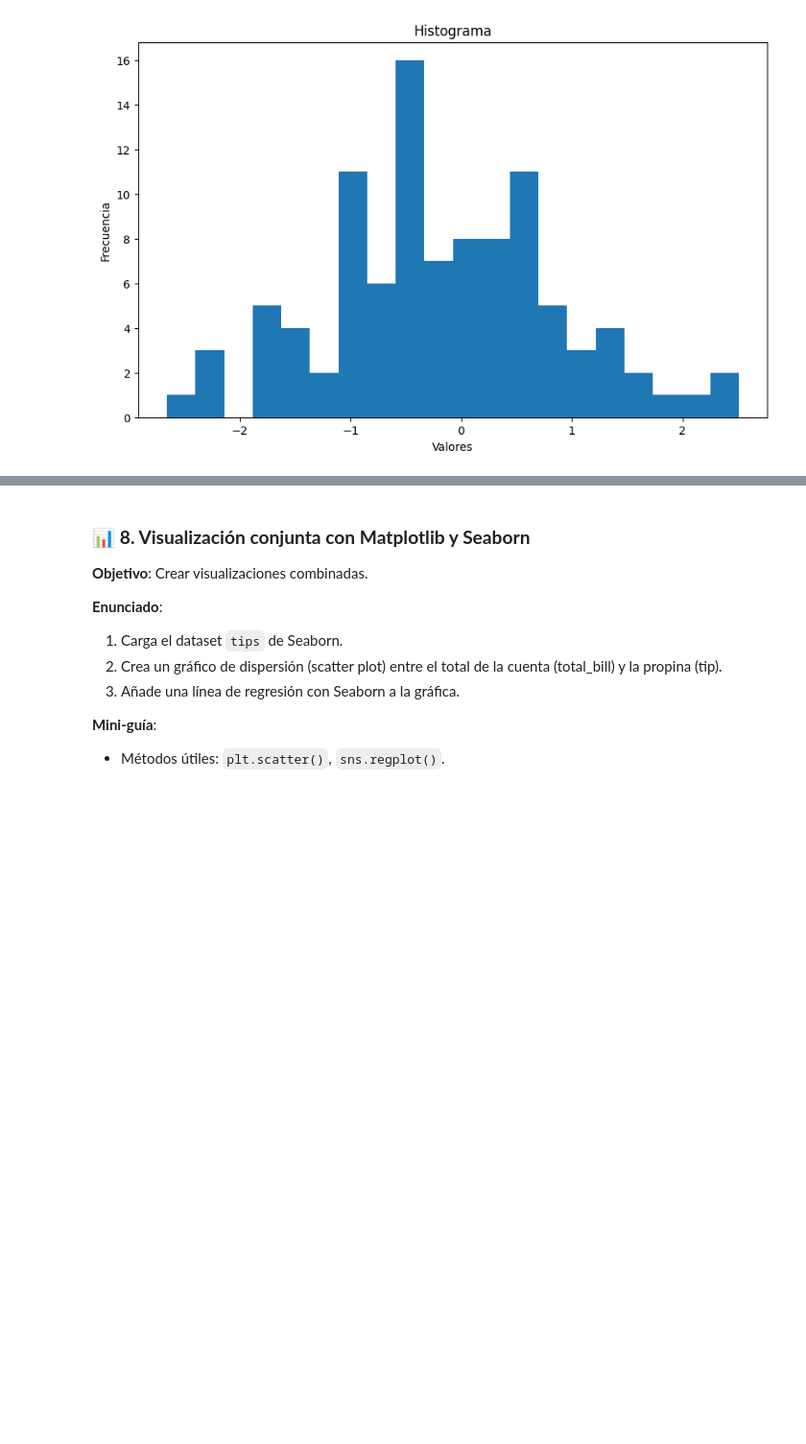
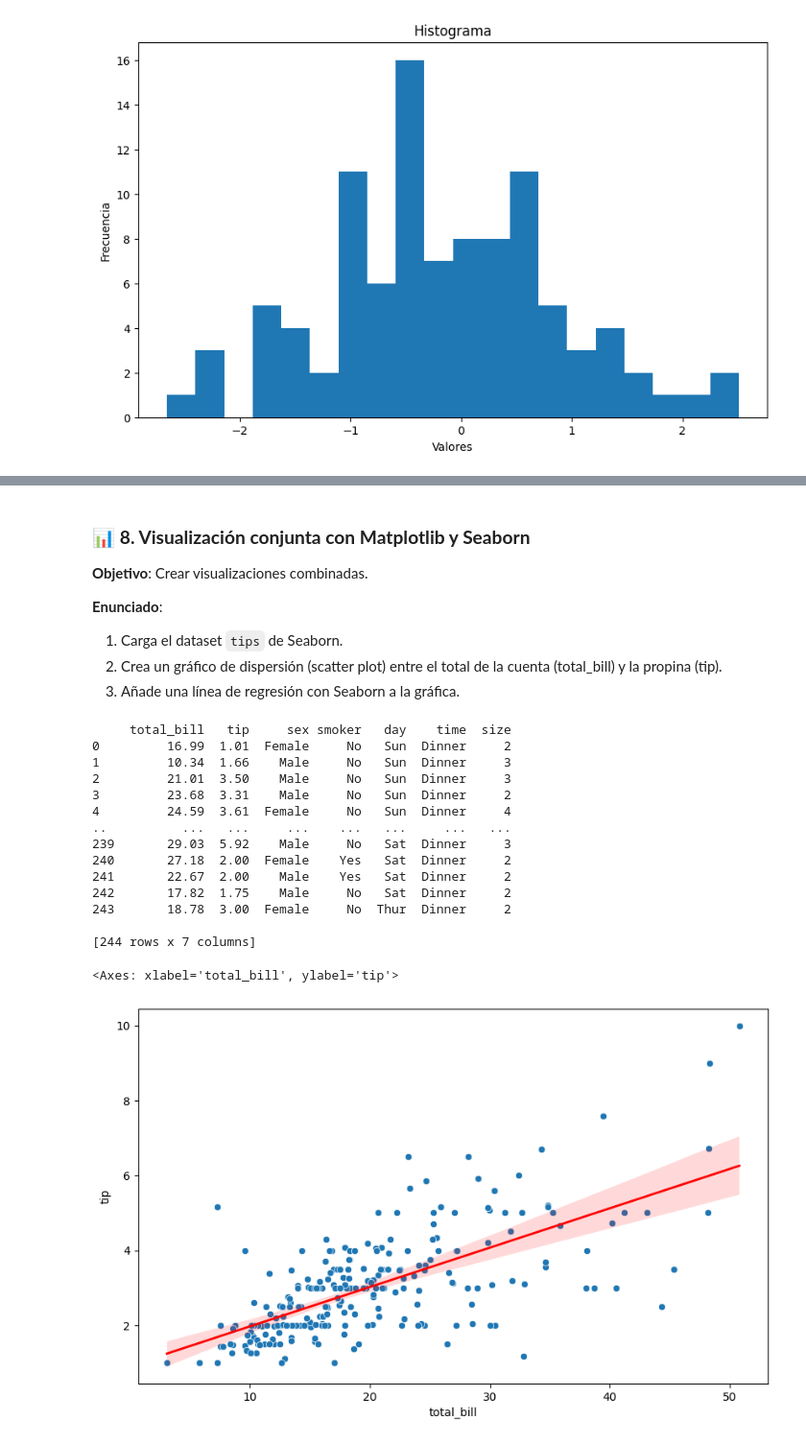
Before and after one commit to camilazioness/Ejercicios-de-An-lisis-de-Datos-con-Pandas-NumPy-Matplotlib-y-Seaborn, a Jupyter notebook: 3_ANALISIS_Y_MINIPROYECTO/SOLUCIONES.ipynb, the cells around one changed output, grey strips where cells are left out. Shown at 96% size. Drawn from its saved outputs; the diff is of its cells as text; code cells hidden in the pictures; blank space fills up the shorter version.

```diff
--- a/3_ANALISIS_Y_MINIPROYECTO/SOLUCIONES.ipynb
+++ b/3_ANALISIS_Y_MINIPROYECTO/SOLUCIONES.ipynb
@@ -340,9 +289,32 @@ print(df)
 1. Carga el dataset `tips` de Seaborn.
 2. Crea un gráfico de dispersión (scatter plot) entre el total de la cuenta (total_bill) y la propina (tip).
 3. Añade una línea de regresión con Seaborn a la gráfica.
-
-**Mini-guía**:
-- Métodos útiles: `plt.scatter()`, `sns.regplot()`.
+# %%
+# Cargar dataset
+df = sns.load_dataset('tips')
+print(df)
+
+# Crear grafico
+plt.figure(figsize=(10,6))
+sns.scatterplot(df, x='total_bill', y='tip')
+sns.regplot(data=df, x='total_bill', y='tip', scatter=False, color='red', line_kws={"linewidth":2})
+# %% [output]
+     total_bill   tip     sex smoker   day    time  size
+0         16.99  1.01  Female     No   Sun  Dinner     2
+1         10.34  1.66    Male     No   Sun  Dinner     3
+2         21.01  3.50    Male     No   Sun  Dinner     3
+3         23.68  3.31    Male     No   Sun  Dinner     2
+4         24.59  3.61  Female     No   Sun  Dinner     4
+..          ...   ...     ...    ...   ...     ...   ...
+239       29.03  5.92    Male     No   Sat  Dinner     3
+240       27.18  2.00  Female    Yes   Sat  Dinner     2
+241       22.67  2.00    Male    Yes   Sat  Dinner     2
+242       17.82  1.75    Male     No   Sat  Dinner     2
+243       18.78  3.00  Female     No  Thur  Dinner     2
+
+[244 rows x 7 columns]
+<Axes: xlabel='total_bill', ylabel='tip'>
+[figure, added]
 # %% [markdown]
 ### 📅 **9. Análisis de datos temporales**
 
```
Also changed, not shown: parts of 21 cells of this notebook, 2 other files.
